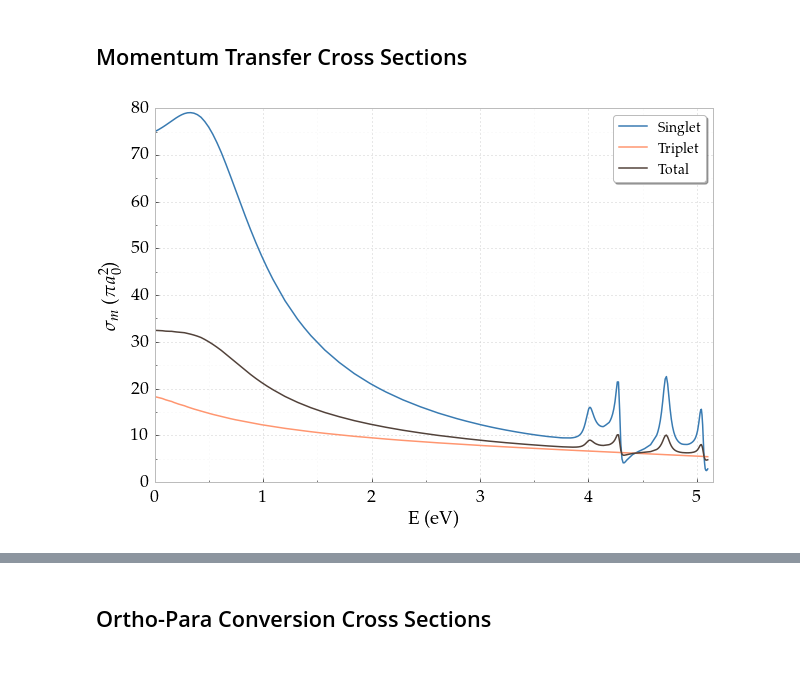
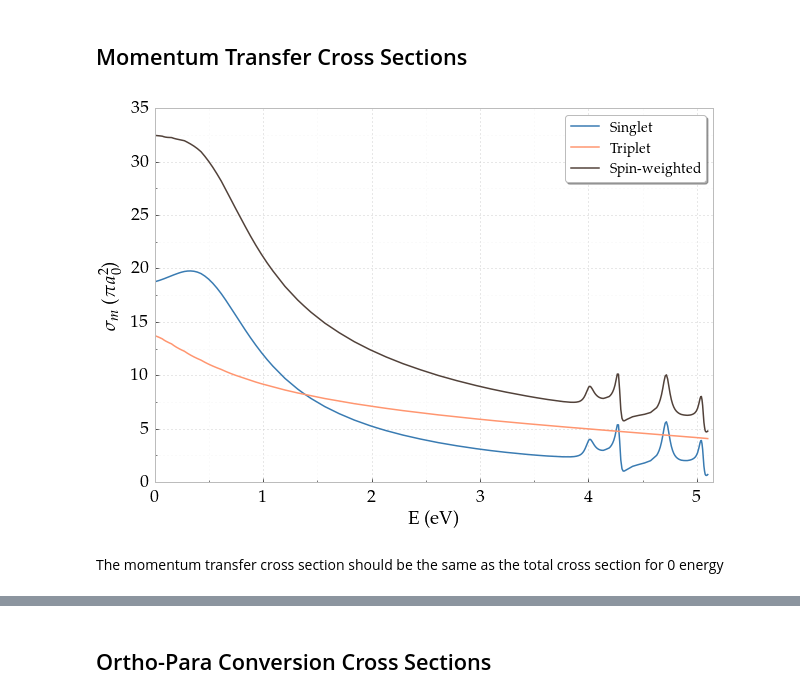
Before and after one commit to DentonW/Papers, a Jupyter notebook: PRA PsH/IPython/Paper Images.ipynb, the cells around one changed output, grey strips where cells are left out. Cells and saved outputs as stored; diff of their text form; code cells hidden in the pictures; blank space fills up the shorter version.

```diff
--- a/PRA PsH/IPython/Paper Images.ipynb
+++ b/PRA PsH/IPython/Paper Images.ipynb
@@ -729,34 +727,36 @@ pyplot.show()
 # %%
 theta = (0, pi/2, pi)
 plotcol = (singletcolor, tripletcolor, '#52423A')
 plotsty = ('-', '-', ':')
 
 lmax = 5  # Through the H-wave
 
 pyplot.xlabel(r"$\rm{E}$ (eV)")
 pyplot.ylabel(r"$\sigma_m$ ($\pi a_0^2$)")
 
 mom_cross1 = []
 mom_cross3 = []
 mom_cross = []
 for i in range(np.size(kappasub)):
     k = kappasub[i]
     m1 = 0
     m3 = 0
     for l in range(lmax):
         m1 += 4 / k**2 * (l+1) * (sin(interp_phase1[l][i] - interp_phase1[l+1][i]))**2
         m3 += 4 / k**2 * (l+1) * (sin(interp_phase3[l][i] - interp_phase3[l+1][i]))**2
-    mom_cross1 = np.append(mom_cross1, m1)
-    mom_cross3 = np.append(mom_cross3, m3)
+    mom_cross1 = np.append(mom_cross1, 0.25*m1)
+    mom_cross3 = np.append(mom_cross3, 0.75*m3)
     mom_cross = np.append(mom_cross, 0.25*m1 + 0.75*m3)
 pyplot.plot(ktoE(kappasub), mom_cross1, plotsty[0], marker='.', markersize=0.01, label=r"Singlet", color=plotcol[0])
 pyplot.plot(ktoE(kappasub), mom_cross3, plotsty[1], marker='.', markersize=0.01, label=r"Triplet", color=plotcol[1])
-pyplot.plot(ktoE(kappasub), mom_cross, plotsty[1], marker='.', markersize=0.01, label=r"Total", color=plotcol[2])
+pyplot.plot(ktoE(kappasub), mom_cross, plotsty[1], marker='.', markersize=0.01, label=r"Spin-weighted", color=plotcol[2])
 
 pyplot.legend()
 pyplot.xlim([0,5.15])
 FixPlot(plt)
 pyplot.savefig("momentum-cross-sections.pdf", bbox_inches='tight')
 pyplot.show()
 # %% [output]
-[figure, old version]
+[figure, new version]
+# %% [markdown]
+The momentum transfer cross section should be the same as the total cross section for 0 energy
```
Also changed, not shown: parts of 10 cells of this notebook, 4 other files.
